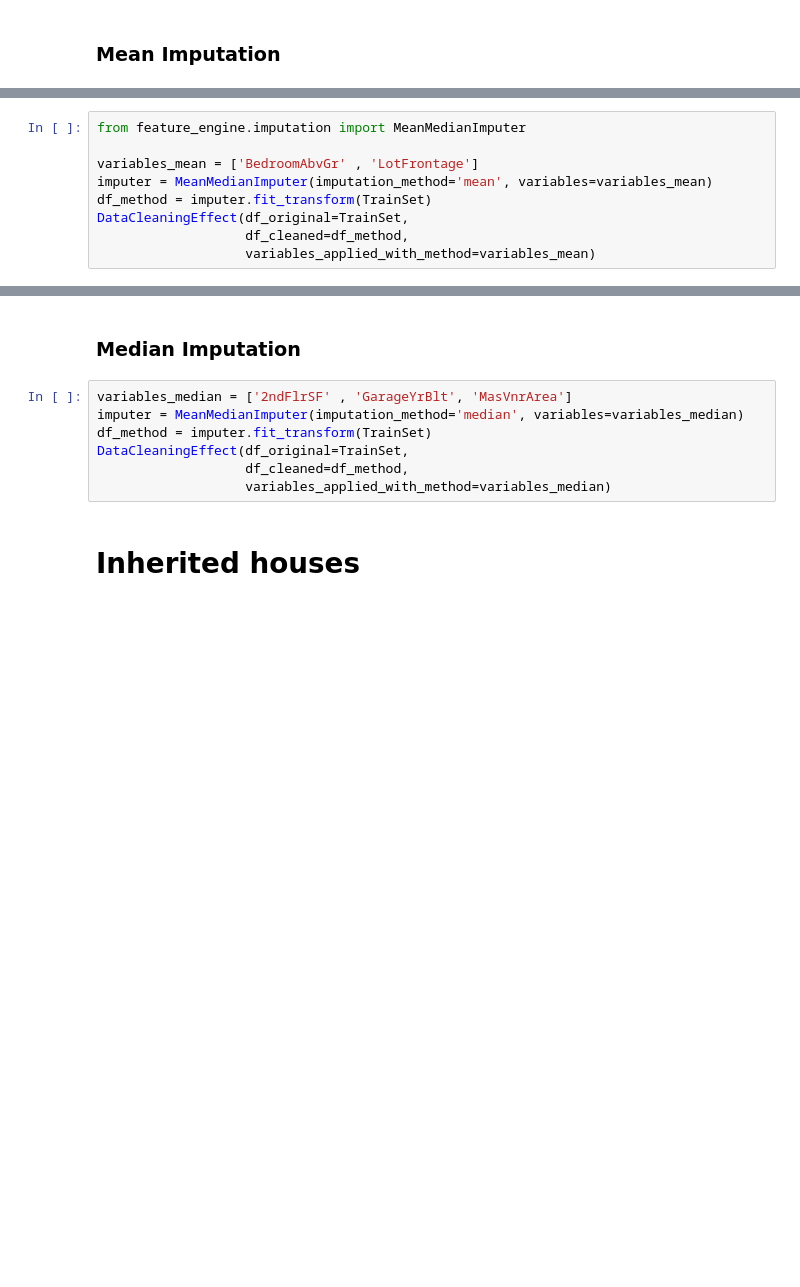
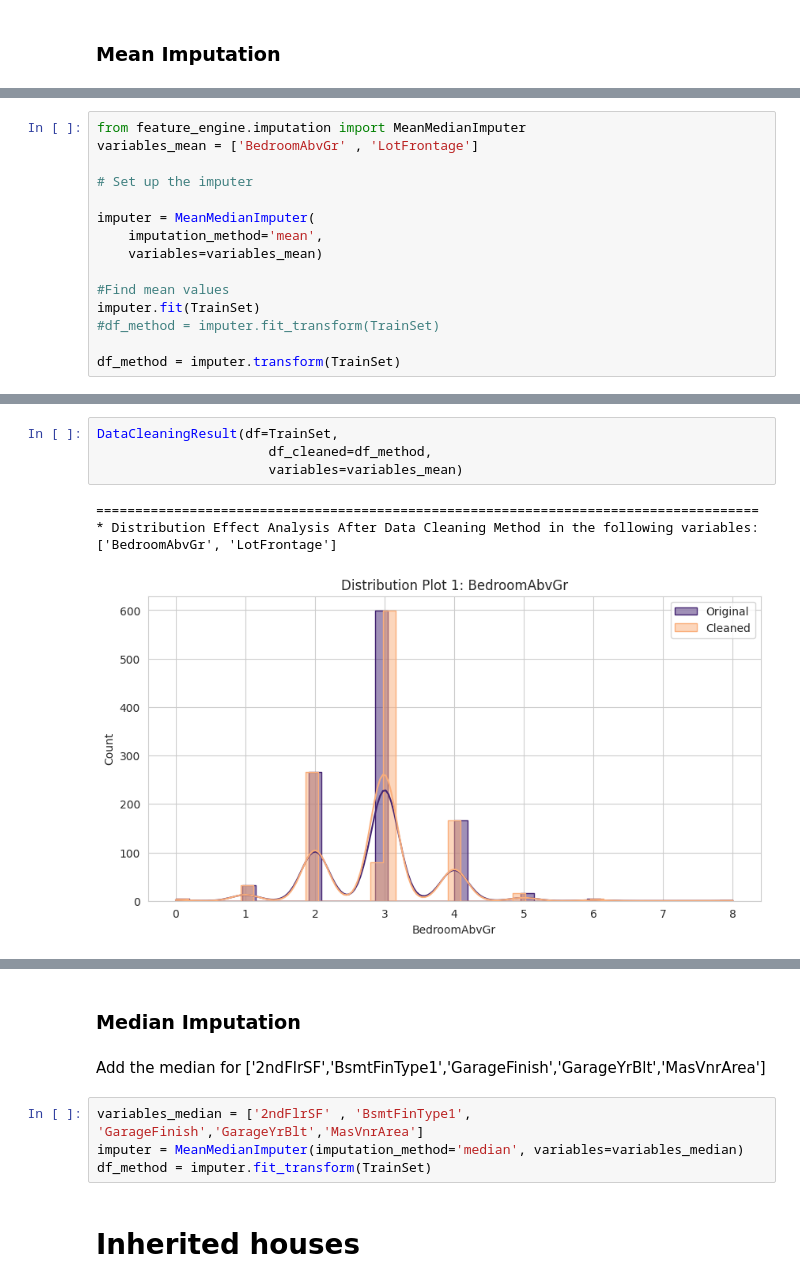
Before and after one commit to andresfgc/P5-Heritage-housing-issues, a Jupyter notebook: jupyter_notebooks/02 - DataCleaning.ipynb, the cells around one changed output, grey strips where cells are left out. Cells and saved outputs as stored; diff of their text form; blank space fills up the shorter version.

Commit message:
create drop function, mean function & DataCleaningResult function

```diff
--- a/jupyter_notebooks/02 - DataCleaning.ipynb
+++ b/jupyter_notebooks/02 - DataCleaning.ipynb
@@ -320,9 +375,15 @@ False
 # %%
 from feature_engine.imputation import MeanMedianImputer
+variables_mean = ['BedroomAbvGr' , 'LotFrontage']
 
-variables_mean = ['BedroomAbvGr' , 'LotFrontage']
-imputer = MeanMedianImputer(imputation_method='mean', variables=variables_mean)
-df_method = imputer.fit_transform(TrainSet)
-DataCleaningEffect(df_original=TrainSet,
-                   df_cleaned=df_method,
-                   variables_applied_with_method=variables_mean)
+# Set up the imputer
+
+imputer = MeanMedianImputer(
+    imputation_method='mean',
+    variables=variables_mean)
+
+#Find mean values
+imputer.fit(TrainSet)
+#df_method = imputer.fit_transform(TrainSet)
+
+df_method = imputer.transform(TrainSet)
@@ -328,0 +407,9 @@ DataCleaningEffect(df_original=TrainSet,
+# %%
+DataCleaningResult(df=TrainSet,
+                      df_cleaned=df_method,
+                      variables=variables_mean)
+# %% [output]
+=====================================================================================
+* Distribution Effect Analysis After Data Cleaning Method in the following variables:
+['BedroomAbvGr', 'LotFrontage']
+[figure, added]
@@ -329,12 +417,11 @@ DataCleaningEffect(df_original=TrainSet,
 # %% [markdown]
 ### Median Imputation
+# %% [markdown]
+Add the median for ['2ndFlrSF','BsmtFinType1','GarageFinish','GarageYrBlt','MasVnrArea']
 # %%
-variables_median = ['2ndFlrSF' , 'GarageYrBlt', 'MasVnrArea']
+variables_median = ['2ndFlrSF' , 'BsmtFinType1', 'GarageFinish','GarageYrBlt','MasVnrArea']
 imputer = MeanMedianImputer(imputation_method='median', variables=variables_median)
 df_method = imputer.fit_transform(TrainSet)
-DataCleaningEffect(df_original=TrainSet,
-                   df_cleaned=df_method,
-                   variables_applied_with_method=variables_median)
 # %% [markdown]
 # Inherited houses
 # %% [markdown]
```
Also changed, not shown: parts of 12 cells of this notebook.
